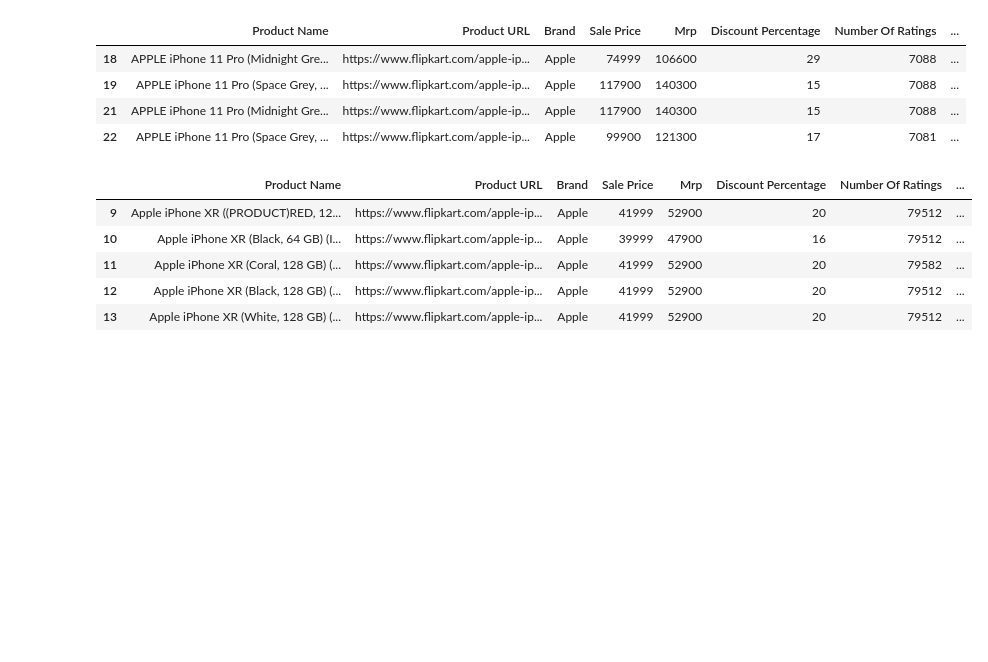
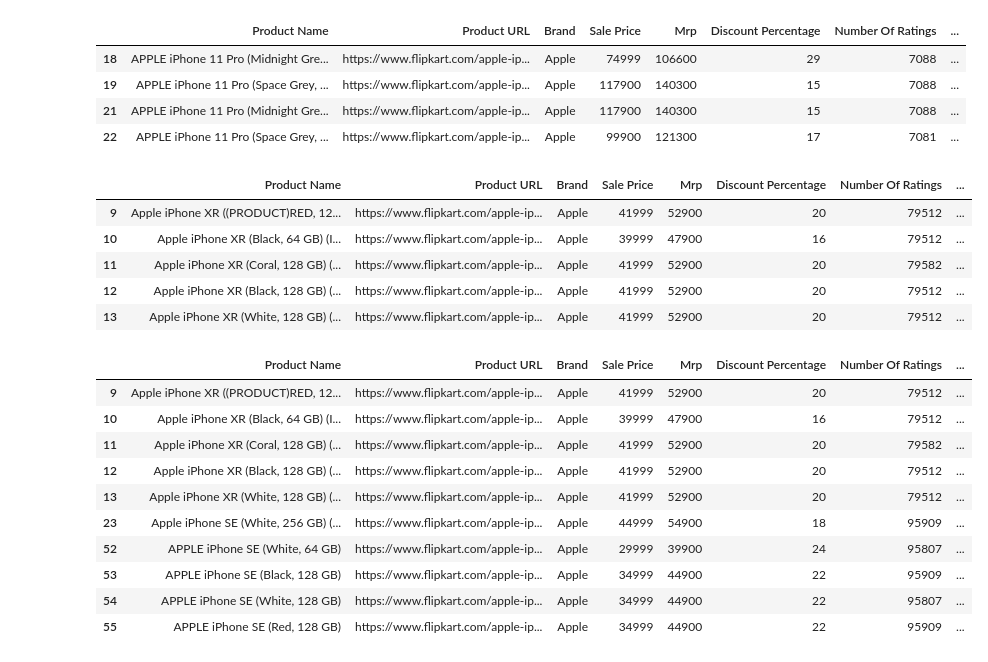
Before and after one commit to harivardhan16/Iphone_Analytics, a Jupyter notebook: Iphone_analytics.ipynb, the cells around one changed output. Saved outputs shown, nothing was run; the diff lists cells and outputs as text; code cells hidden in the pictures; blank space fills up the shorter version.

```diff
--- a/Iphone_analytics.ipynb
+++ b/Iphone_analytics.ipynb
@@ -256,3 +256,19 @@ df.head()
 | 11 | Apple iPhone XR (Coral, 128 GB) (... | https://www.flipkart.com/apple-ip... | Apple | 41999 | 52900 | 20 | 79582 | ... |
 | 12 | Apple iPhone XR (Black, 128 GB) (... | https://www.flipkart.com/apple-ip... | Apple | 41999 | 52900 | 20 | 79512 | ... |
 | 13 | Apple iPhone XR (White, 128 GB) (... | https://www.flipkart.com/apple-ip... | Apple | 41999 | 52900 | 20 | 79512 | ... |
+# %%
+df = df[df['Number Of Reviews']>=5000]  #Selecting rows having Number Of Reviews greater than 5000.
+# %%
+df.head(10)
+# %% [output]
+|  | Product Name | Product URL | Brand | Sale Price | Mrp | Discount Percentage | Number Of Ratings | ... |
+| 9 | Apple iPhone XR ((PRODUCT)RED, 12... | https://www.flipkart.com/apple-ip... | Apple | 41999 | 52900 | 20 | 79512 | ... |
+| 10 | Apple iPhone XR (Black, 64 GB) (I... | https://www.flipkart.com/apple-ip... | Apple | 39999 | 47900 | 16 | 79512 | ... |
+| 11 | Apple iPhone XR (Coral, 128 GB) (... | https://www.flipkart.com/apple-ip... | Apple | 41999 | 52900 | 20 | 79582 | ... |
+| 12 | Apple iPhone XR (Black, 128 GB) (... | https://www.flipkart.com/apple-ip... | Apple | 41999 | 52900 | 20 | 79512 | ... |
+| 13 | Apple iPhone XR (White, 128 GB) (... | https://www.flipkart.com/apple-ip... | Apple | 41999 | 52900 | 20 | 79512 | ... |
+| 23 | Apple iPhone SE (White, 256 GB) (... | https://www.flipkart.com/apple-ip... | Apple | 44999 | 54900 | 18 | 95909 | ... |
+| 52 | APPLE iPhone SE (White, 64 GB) | https://www.flipkart.com/apple-ip... | Apple | 29999 | 39900 | 24 | 95807 | ... |
+| 53 | APPLE iPhone SE (Black, 128 GB) | https://www.flipkart.com/apple-ip... | Apple | 34999 | 44900 | 22 | 95909 | ... |
+| 54 | APPLE iPhone SE (White, 128 GB) | https://www.flipkart.com/apple-ip... | Apple | 34999 | 44900 | 22 | 95807 | ... |
+| 55 | APPLE iPhone SE (Red, 128 GB) | https://www.flipkart.com/apple-ip... | Apple | 34999 | 44900 | 22 | 95909 | ... |
```
